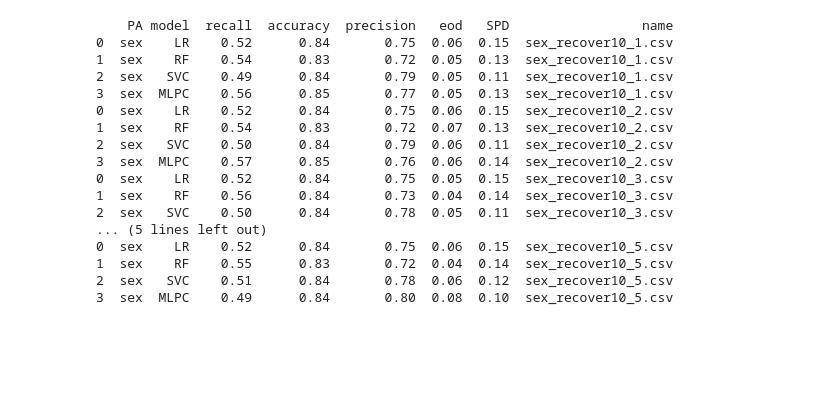
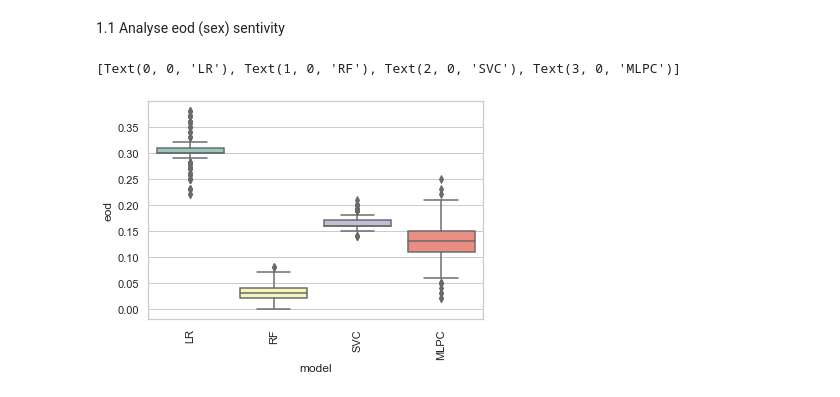
Before and after one commit to gherbay/analyse_fairness, a Jupyter notebook: sensitivity_analysis.ipynb, the cells around one changed output. Drawn from its saved outputs; the diff is of its cells as text; code cells hidden in the pictures; blank space fills up the shorter version.

Commit message:
blind

```diff
--- a/sensitivity_analysis.ipynb
+++ b/sensitivity_analysis.ipynb
@@ -15,36 +15,59 @@ from CatEncoder import *
 import glob
 import pickle
 # %%
-def get_results():
-    path = r'/Users/germainherbay/PycharmProjects/Blind/adult/score/directed/sex_recover/10/' # use your path
+def get_results(mut_op, selection, path_name):
+    path = r'/Users/germainherbay/PycharmProjects/Blind/adult/score/blind/'+mut_op+'/'+selection+'/'+path_name+'/' # use your path
     all_files = glob.glob(path + "/*.csv")
     first_df = pd.read_csv(all_files[0])
     first_df['name'] = Path(all_files[0]).name
+    first_df['operator'] = path_name
+    first_df['mutation'] = mut_op+"_"+selection
     for filename in all_files[1:]:
         df = pd.read_csv(filename)
         df['name'] = Path(filename).name
+        df['operator'] = path_name
+        df['mutation'] = mut_op+"_"+selection
         first_df = first_df.append(df)
     first_df['model'] = first_df['model'].replace(['LogisticRegression()','RandomForestClassifier()', 'SVC()', 'MLPClassifier()'],['LR','RF','SVC', 'MLPC'])
     first_df.rename(columns = {'protected_att':'PA'}, inplace = True)
     return first_df
 
-a=get_results()
-print(a)
+operators = ['age', 'capital-gain', 'capital-loss', 'education-num',
+             'hours-per-week', 'marital-status', 'native-country', 'occupation',
+             'race', 'relationship', 'sex', 'workclass']
+
+def get_all_results(mut_op, operators, selection):
+    df_1 = get_results(mut_op, selection, operators[0])
+    for operator in operators[1:]:
+        df = get_results(mut_op, selection, operator)
+        df_1 = df_1.append(df)
+    return df_1
+
+df_cl_0_5 = get_all_results("change_label", operators, "0_5")
+df_cl_1 = get_all_results("change_label", operators, "1")
+df_cl_1_5 = get_all_results("change_label", operators, "1_5")
+df_cl_2 = get_all_results("change_label", operators, "2")
+
+df_sh_0_5 = get_all_results("shuffle", operators, "0_5")
+df_sh_1 = get_all_results("shuffle", operators, "1")
+df_sh_1_5 = get_all_results("shuffle", operators, "1_5")
+df_sh_2 = get_all_results("shuffle", operators, "2")
+
+df = df_cl_1.append(df_cl_0_5)
+df = df_cl_1_5.append(df)
+df = df_cl_2.append(df)
+df = df_sh_0_5.append(df)
+df = df_sh_1.append(df)
+df = df_sh_1_5.append(df)
+df = df_sh_2.append(df)
-# %% [output]
-    PA model  recall  accuracy  precision   eod   SPD                 name
-0  sex    LR    0.52      0.84       0.75  0.06  0.15  sex_recover10_1.csv
-1  sex    RF    0.54      0.83       0.72  0.05  0.13  sex_recover10_1.csv
-2  sex   SVC    0.49      0.84       0.79  0.05  0.11  sex_recover10_1.csv
-3  sex  MLPC    0.56      0.85       0.77  0.05  0.13  sex_recover10_1.csv
-0  sex    LR    0.52      0.84       0.75  0.06  0.15  sex_recover10_2.csv
-1  sex    RF    0.54      0.83       0.72  0.07  0.13  sex_recover10_2.csv
-2  sex   SVC    0.50      0.84       0.79  0.06  0.11  sex_recover10_2.csv
-3  sex  MLPC    0.57      0.85       0.76  0.06  0.14  sex_recover10_2.csv
-0  sex    LR    0.52      0.84       0.75  0.05  0.15  sex_recover10_3.csv
-1  sex    RF    0.56      0.84       0.73  0.04  0.14  sex_recover10_3.csv
-2  sex   SVC    0.50      0.84       0.78  0.05  0.11  sex_recover10_3.csv
-... (5 lines left out)
-0  sex    LR    0.52      0.84       0.75  0.06  0.15  sex_recover10_5.csv
-1  sex    RF    0.55      0.83       0.72  0.04  0.14  sex_recover10_5.csv
-2  sex   SVC    0.51      0.84       0.78  0.06  0.12  sex_recover10_5.csv
-3  sex  MLPC    0.49      0.84       0.80  0.08  0.10  sex_recover10_5.csv
+# %% [markdown]
+1.1 Analyse eod (sex) sentivity
+# %%
+df_sex = df[df["PA"] == "sex"]
+import seaborn as sns
+sns.set_theme(style="whitegrid")
+ax = sns.boxplot(x="model", y="eod", data=df_sex, palette="Set3")
+ax.set_xticklabels(ax.get_xticklabels(),rotation = (90))
+# %% [output]
+[Text(0, 0, 'LR'), Text(1, 0, 'RF'), Text(2, 0, 'SVC'), Text(3, 0, 'MLPC')]
+[figure, added]
```
Also changed, not shown: parts of 25 cells of this notebook, 3 other files.
